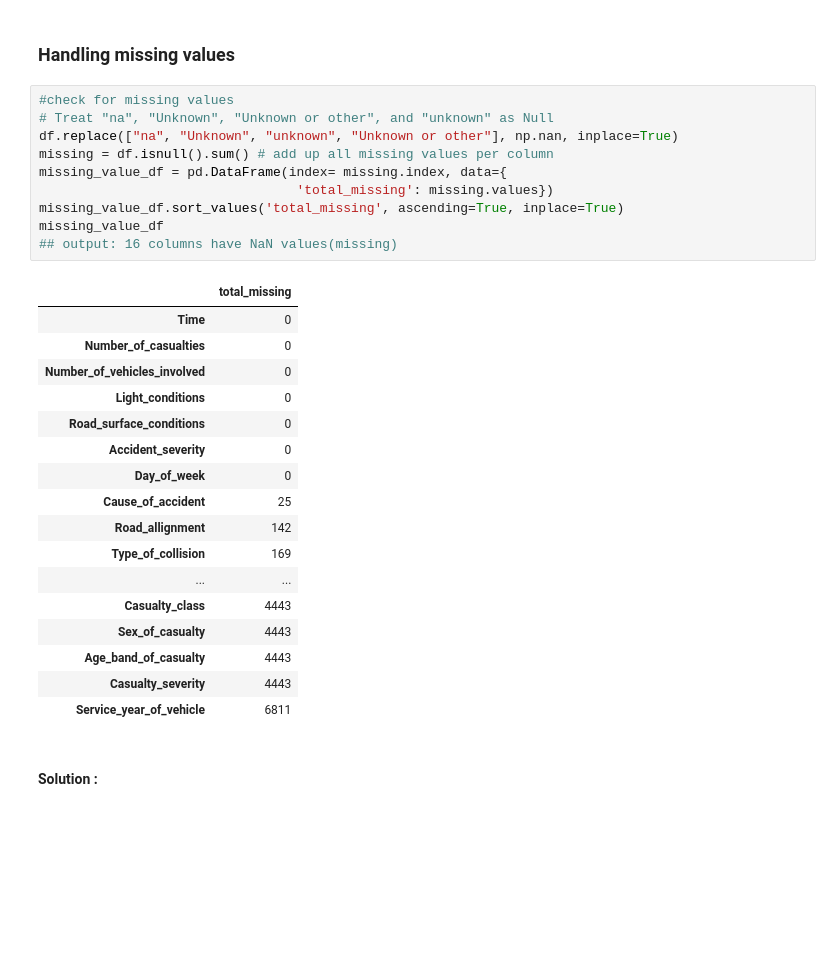
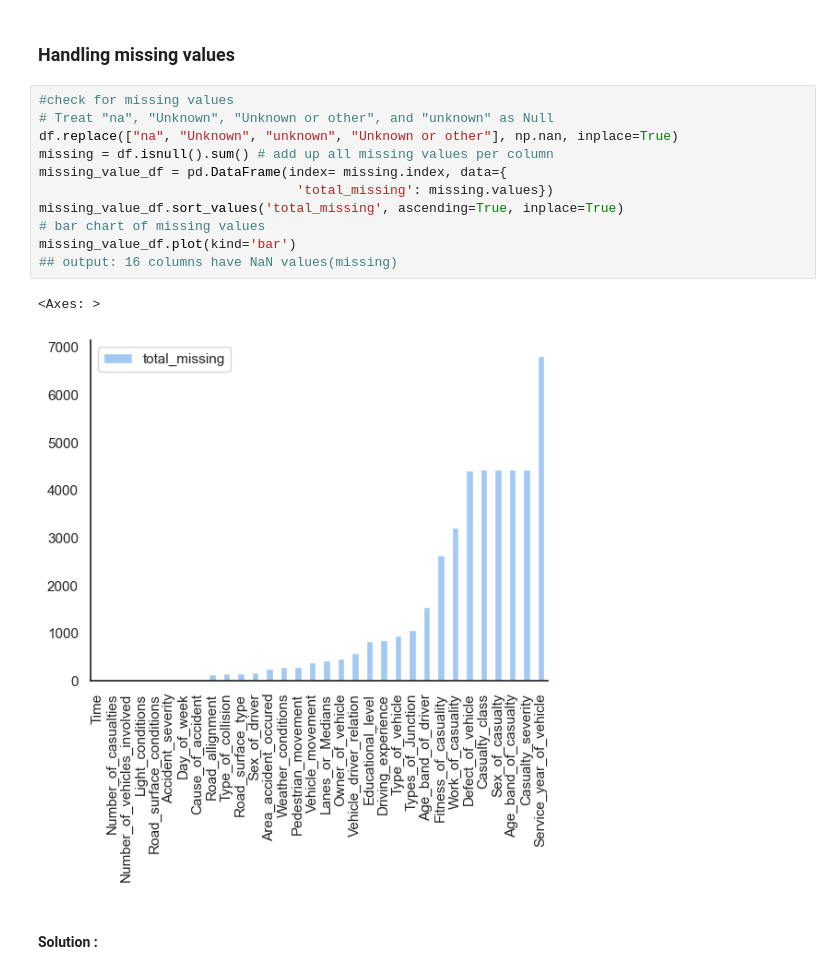
Before and after one commit to MrKipkorir/phasecollaboration, a Jupyter notebook: index.ipynb, the cells around one changed output. Drawn from its saved outputs; the diff is of its cells as text; blank space fills up the shorter version.

```diff
--- a/index.ipynb
+++ b/index.ipynb
@@ -203,31 +210,17 @@ Unique values:  ['Slight Injury' 'Serious Injury' 'Fatal injury']
 # %%
 #check for missing values
 # Treat "na", "Unknown", "Unknown or other", and "unknown" as Null
 df.replace(["na", "Unknown", "unknown", "Unknown or other"], np.nan, inplace=True)
 missing = df.isnull().sum() # add up all missing values per column
 missing_value_df = pd.DataFrame(index= missing.index, data={
                                  'total_missing': missing.values})
 missing_value_df.sort_values('total_missing', ascending=True, inplace=True)
-missing_value_df
+# bar chart of missing values
+missing_value_df.plot(kind='bar')
 ## output: 16 columns have NaN values(missing)
 # %% [output]
-|  | total_missing |
-| Time | 0 |
-| Number_of_casualties | 0 |
-| Number_of_vehicles_involved | 0 |
-| Light_conditions | 0 |
-| Road_surface_conditions | 0 |
-| Accident_severity | 0 |
-| Day_of_week | 0 |
-| Cause_of_accident | 25 |
-| Road_allignment | 142 |
-| Type_of_collision | 169 |
-| ... | ... |
-| Casualty_class | 4443 |
-| Sex_of_casualty | 4443 |
-| Age_band_of_casualty | 4443 |
-| Casualty_severity | 4443 |
-| Service_year_of_vehicle | 6811 |
+<Axes: >
+[figure, added]
 # %% [markdown]
 #### Solution :
 # %% [markdown]
```
Also changed, not shown: parts of 18 cells of this notebook.
